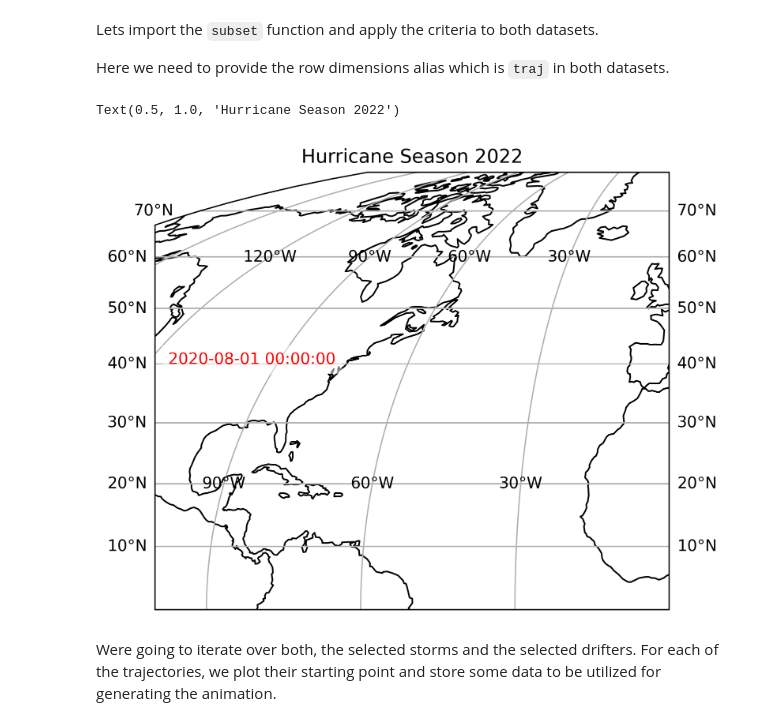
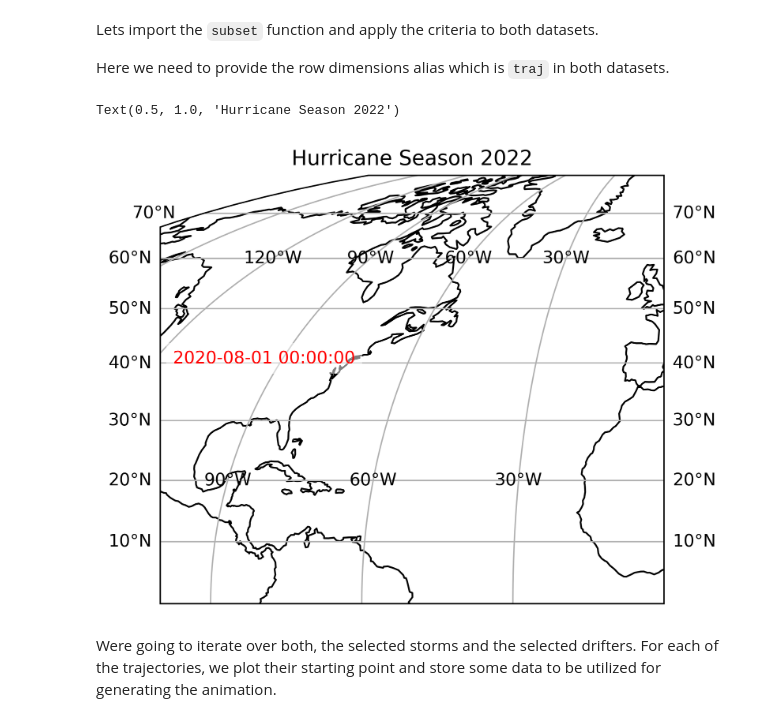
Before and after one commit to Cloud-Drift/hurdat2-get-started, a Jupyter notebook: hurdat2_drifter_trajectory_plots.ipynb, the cells around one changed output. Cells and saved outputs as stored; diff of their text form; code cells hidden in the pictures.

```diff
--- a/hurdat2_drifter_trajectory_plots.ipynb
+++ b/hurdat2_drifter_trajectory_plots.ipynb
@@ -77,25 +77,26 @@ matching_drifters = sel(drifter_ra, criteria)
 # %%
 import cartopy.crs as ccrs  # cartopy for projecting our dataset onto different map projections
 import matplotlib.pyplot as plt # is an standard plotting library
 import matplotlib.animation as animation
 
 
-fig = plt.figure(figsize=(10, 5), dpi=384)
+DPI = 384
+fig = plt.figure(figsize=(7.75, 4.75), dpi=DPI)
 
 ax = fig.add_subplot(1, 1, 1, projection=ccrs.Mollweide())
 ax.set_extent([-100, 0, 0, 80], crs=ccrs.PlateCarree())
 ax.coastlines()
 ax.gridlines(draw_labels=True)
 datetime_label = ax.text(-115, 40, start_dt.strftime('%Y-%m-%d %H:%M:%S'),
     fontsize=10,
     color="red",
     transform=ccrs.PlateCarree(),
     bbox=dict(facecolor="white", alpha=0.5, edgecolor="none")
 )
 ax.set_title("Hurricane Season 2022")
 # %% [output]
 Text(0.5, 1.0, 'Hurricane Season 2022')
-[figure, old version]
+[figure, new version]
 # %% [markdown]
 Were going to iterate over both, the selected storms and the selected drifters. For each of the trajectories, we plot their starting point and store some data to be utilized for generating the animation.
 # %%
```
Also changed, not shown: parts of 4 cells of this notebook, 1 other file.
